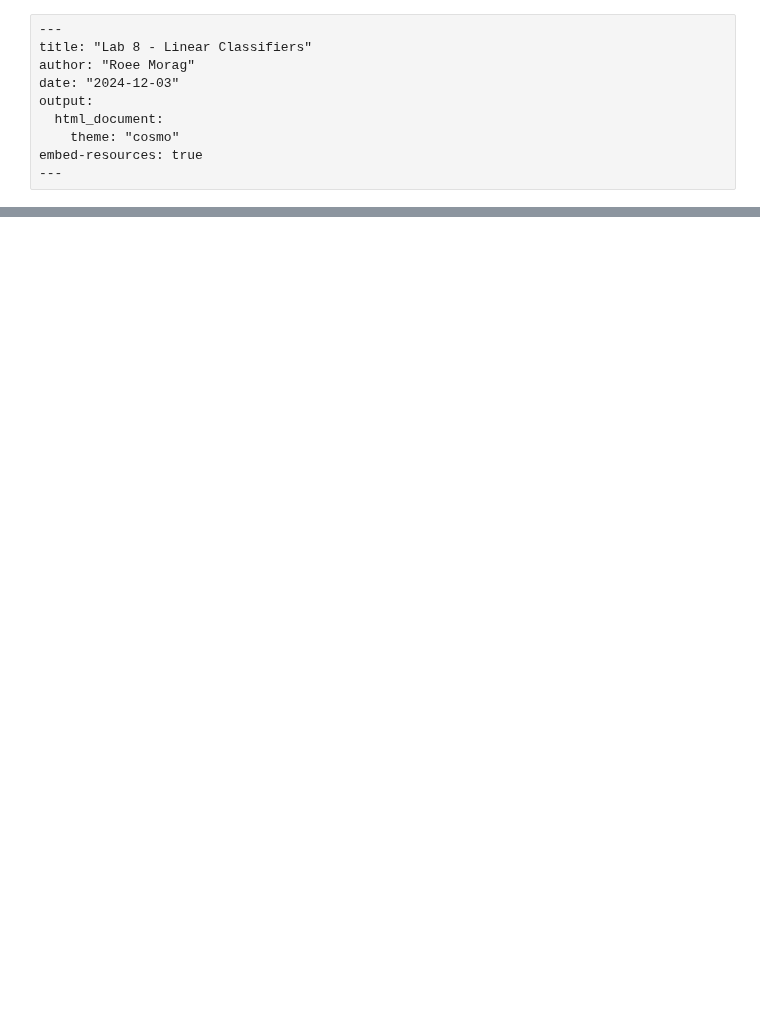
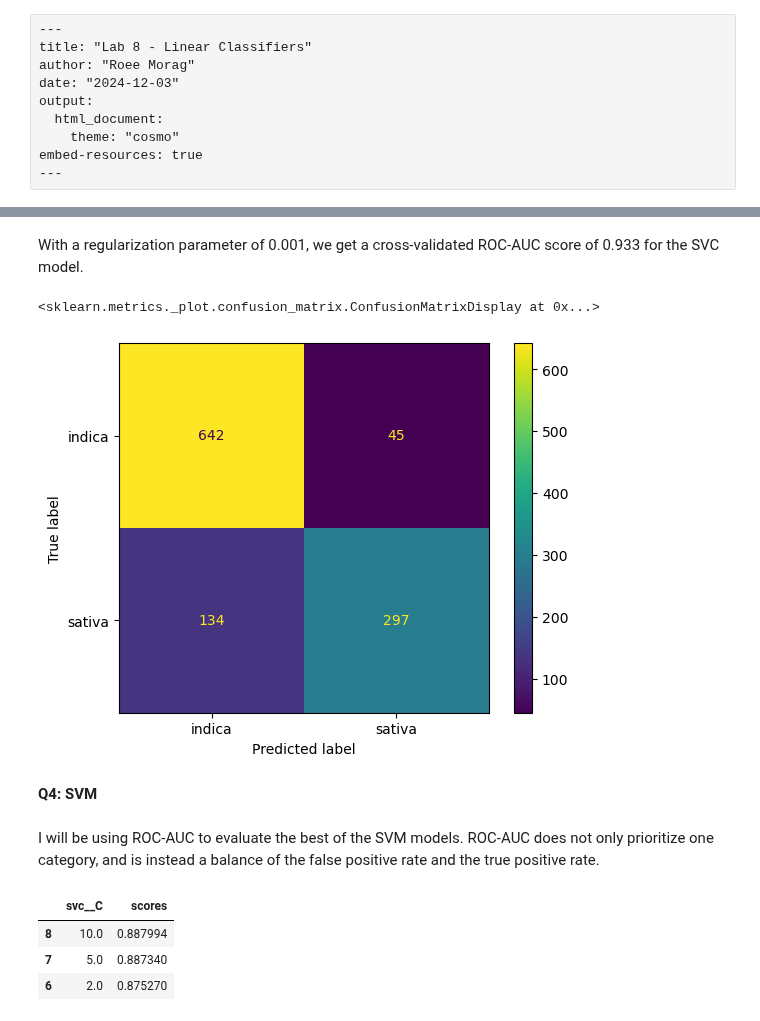
Before and after one commit to r-morag/Labs---GSB-544, a Jupyter notebook: lab8.ipynb, the cells around one changed output, grey strips where cells are left out. Drawn from its saved outputs; the diff is of its cells as text; code cells hidden in the pictures; blank space fills up the shorter version.

```diff
--- a/lab8.ipynb
+++ b/lab8.ipynb
@@ -26,0 +157,38 @@ FileNotFoundError: [Errno 2] No such file or directory: 'cannabis_full.csv'
+# %% [markdown]
+With a regularization parameter of 0.001, we get a cross-validated ROC-AUC score of 0.933 for the SVC model.
+# %%
+svc_pipeline = Pipeline(
+  [("selection", ct),
+  ("svc", SVC(kernel="linear", C=0.001))]
+).set_output(transform="pandas")
+
+y_pred = cross_val_predict(svc_pipeline, X, y, cv=5)
+cm = confusion_matrix(y, y_pred)
+ConfusionMatrixDisplay(confusion_matrix=cm, display_labels=np.unique(y)).plot()
+# %% [output]
+<sklearn.metrics._plot.confusion_matrix.ConfusionMatrixDisplay at 0x...>
+[figure, added]
+# %% [markdown]
+**Q4: SVM**
+# %% [markdown]
+I will be using ROC-AUC to evaluate the best of the SVM models. ROC-AUC does not only prioritize one category, and is instead a balance of the false positive rate and the true positive rate.
+# %%
+pipeline = Pipeline(
+  [("selection", ct),
+  ("svc", SVC(kernel="poly"))]
+).set_output(transform="pandas")
+
+parameter = {"svc__C": [0.001, 0.01, 0.1, 0.2, 0.5, 1, 2, 5, 10]}
+
+gscv = GridSearchCV(pipeline, parameter, cv=5, scoring="roc_auc")
+
+gscv_fitted = gscv.fit(X, y)
+
+params_df = pd.DataFrame(gscv_fitted.cv_results_["params"])
+results_df = params_df.assign(scores=gscv_fitted.cv_results_["mean_test_score"])
+results_df.sort_values(by="scores", ascending=False).head(n=3)
+# %% [output]
+|  | svc__C | scores |
+| 8 | 10.0 | 0.887994 |
+| 7 | 5.0 | 0.887340 |
+| 6 | 2.0 | 0.875270 |
```
Also changed, not shown: parts of 23 cells of this notebook.
